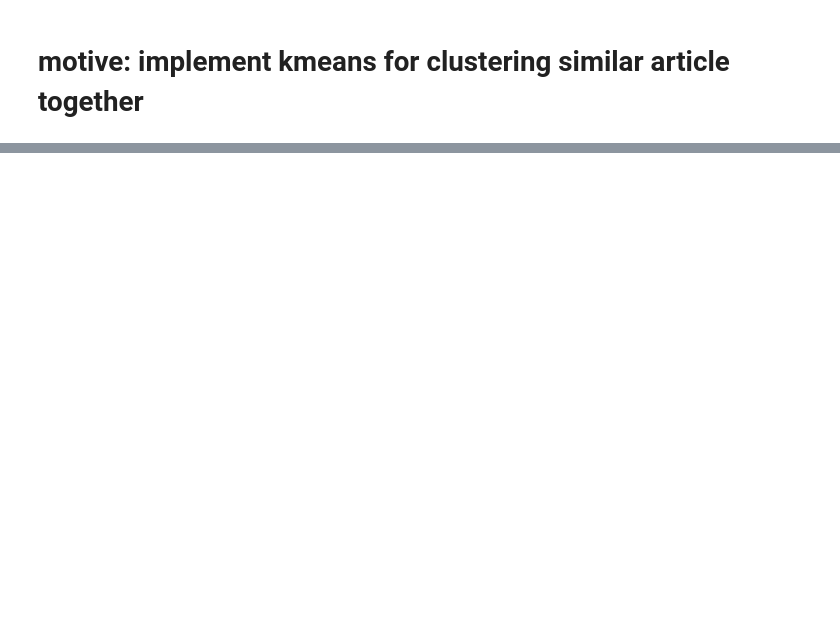
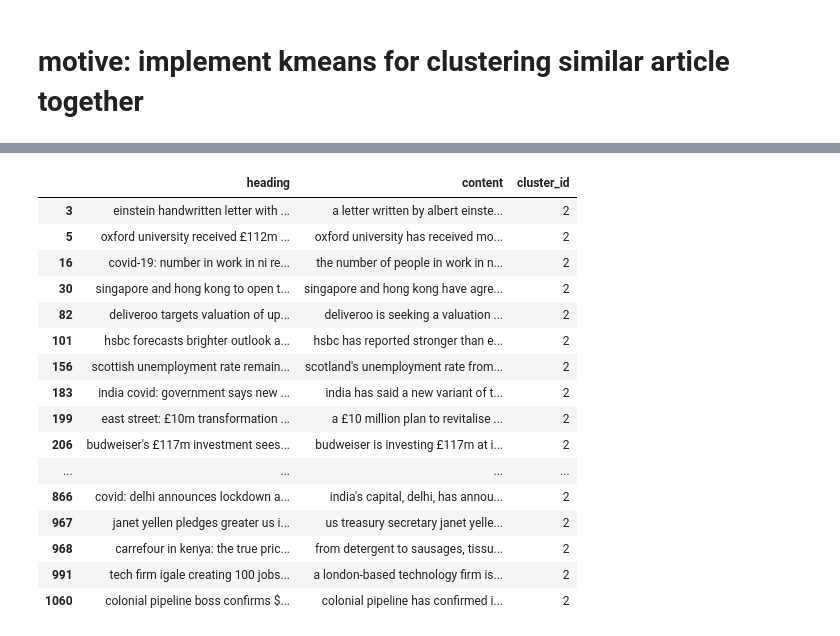
Before and after one commit to thepooons/news-rec-cw, a Jupyter notebook: notebooks/11_6_21_text_kmeans.ipynb, the cells around one changed output, grey strips where cells are left out. Drawn from its saved outputs; the diff is of its cells as text; code cells hidden in the pictures; blank space fills up the shorter version.

```diff
--- a/notebooks/11_6_21_text_kmeans.ipynb
+++ b/notebooks/11_6_21_text_kmeans.ipynb
@@ -78,0 +96,16 @@ mapping2
+# %%
+kmeanModel = KMeans(
+    n_clusters=5,
+    init='k-means++',
+    n_init=10,
+    max_iter=1000,
+    tol=0.0001,
+    precompute_distances='deprecated',
+    verbose=0,
+    random_state=None,
+    copy_x=True,
+    n_jobs='deprecated',
+    algorithm='auto'
+)
+kmeanModel.fit(vector_data)
+data.loc[:, "cluster_id"] = kmeanModel.labels_
@@ -79,3 +126,20 @@ mapping2
 # %%
-data.loc[:, "cluster_id"] = km.labels_
-data.loc[data.loc[:, "cluster_id"] == 5]
+data.loc[data.loc[:, "cluster_id"] == 2][:50]
+# %% [output]
+|  | heading | content | cluster_id |
+| 3 | einstein handwritten letter with ... | a letter written by albert einste... | 2 |
+| 5 | oxford university received £112m ... | oxford university has received mo... | 2 |
+| 16 | covid-19: number in work in ni re... | the number of people in work in n... | 2 |
+| 30 | singapore and hong kong to open t... | singapore and hong kong have agre... | 2 |
+| 82 | deliveroo targets valuation of up... | deliveroo is seeking a valuation ... | 2 |
+| 101 | hsbc forecasts brighter outlook a... | hsbc has reported stronger than e... | 2 |
+| 156 | scottish unemployment rate remain... | scotland's unemployment rate from... | 2 |
+| 183 | india covid: government says new ... | india has said a new variant of t... | 2 |
+| 199 | east street: £10m transformation ... | a £10 million plan to revitalise ... | 2 |
+| 206 | budweiser's £117m investment sees... | budweiser is investing £117m at i... | 2 |
+| ... | ... | ... | ... |
+| 866 | covid: delhi announces lockdown a... | india's capital, delhi, has annou... | 2 |
+| 967 | janet yellen pledges greater us i... | us treasury secretary janet yelle... | 2 |
+| 968 | carrefour in kenya: the true pric... | from detergent to sausages, tissu... | 2 |
+| 991 | tech firm igale creating 100 jobs... | a london-based technology firm is... | 2 |
+| 1060 | colonial pipeline boss confirms $... | colonial pipeline has confirmed i... | 2 |
```
Also changed, not shown: parts of 8 cells of this notebook, 2 other files.
